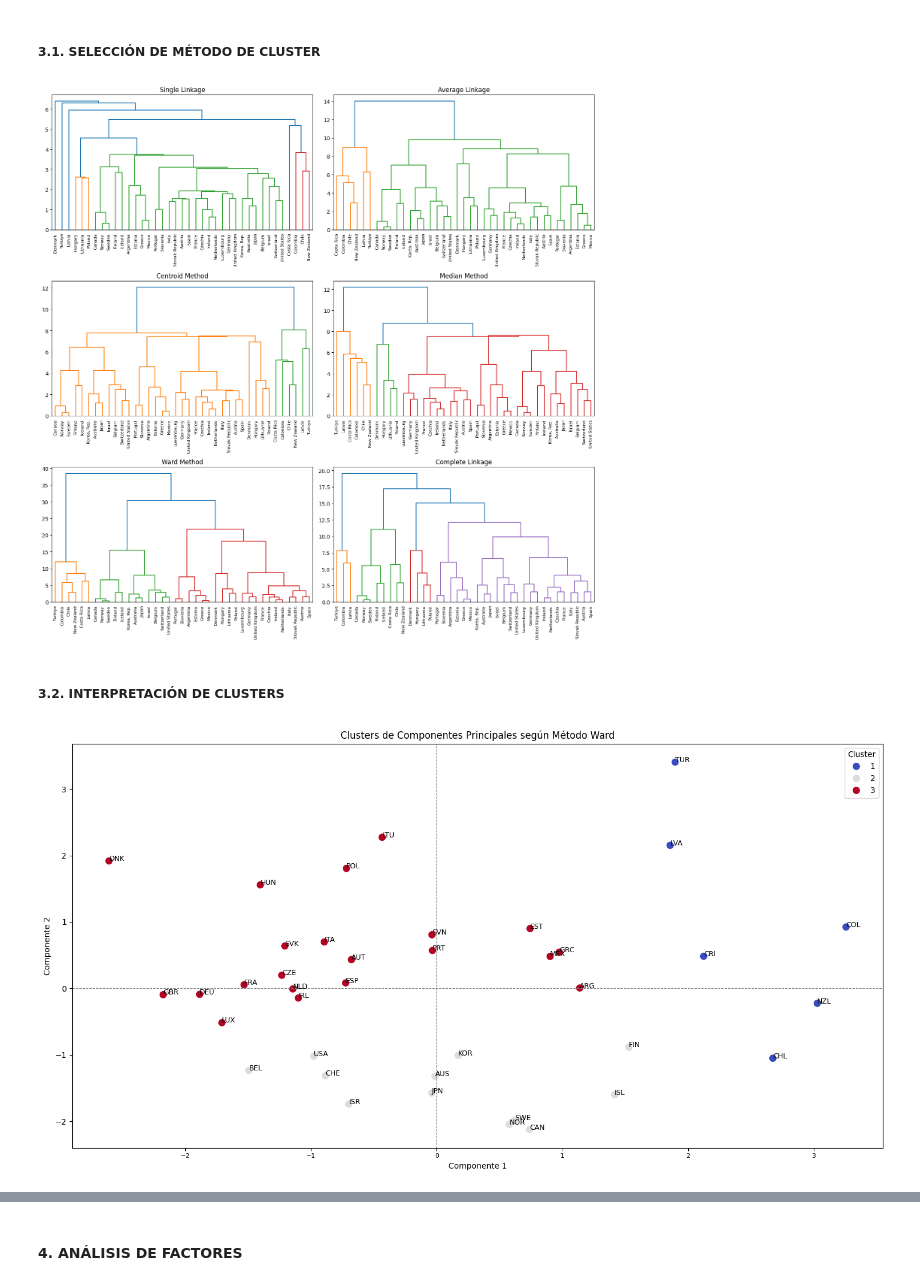
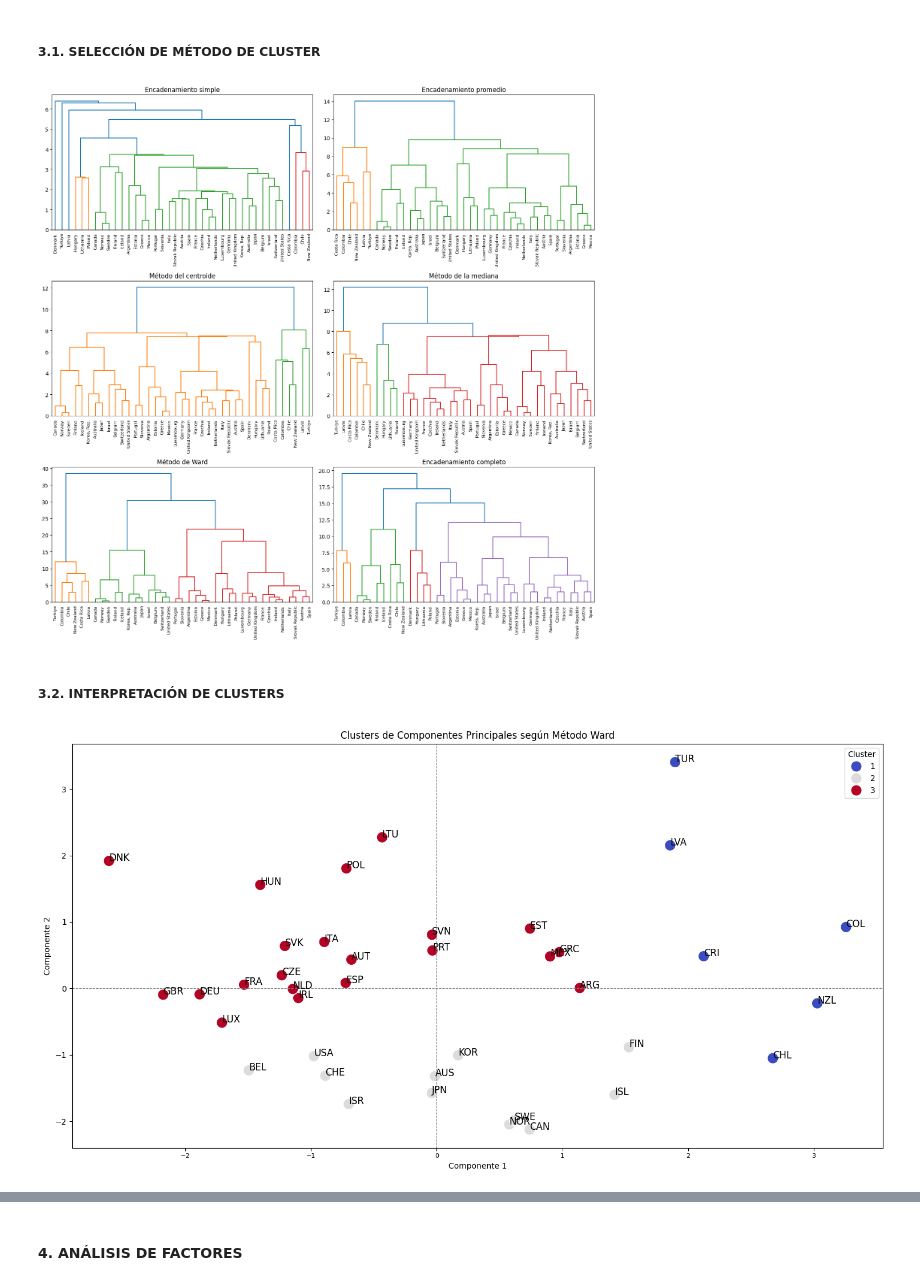
Before and after one commit to DavidGuzzi/MECMT04, a Jupyter notebook: AEM_dignani_guzzi.ipynb, the cells around one changed output, grey strips where cells are left out. Drawn from its saved outputs; the diff is of its cells as text; code cells hidden in the pictures.

```diff
--- a/AEM_dignani_guzzi.ipynb
+++ b/AEM_dignani_guzzi.ipynb
@@ -579,81 +578,67 @@ matriz_distancia = pairwise_distances(componentes.iloc[:,1:], metric='euclidean'
 # %%
-# Encadanamientos por Linkage
-from scipy.cluster.hierarchy import linkage, dendrogram
+matriz_distancia = pairwise_distances(componentes.iloc[:,1:], metric='euclidean')
+
+#Métodos a analizar.
 h_single   = linkage(matriz_distancia, method="single")
 h_complete = linkage(matriz_distancia, method="complete")
 h_average  = linkage(matriz_distancia, method="average")
 h_centroid = linkage(matriz_distancia, method="centroid")
 h_median   = linkage(matriz_distancia, method="median")
 h_ward     = linkage(matriz_distancia, method="ward")
 
 etiquetas = df['Country Name'].to_list()
-
 plt.rcParams['xtick.labelsize'] = 8
 
-#Cambiar nombres
+#Gráficos de Clusters según distintos métodos.
 fig, axs = plt.subplots(3, 2, figsize=(15, 15))
 
-axs[0, 0].set_title("Single Linkage")
+axs[0, 0].set_title("Encadenamiento simple")
 dendrogram(h_single, labels=etiquetas, ax=axs[0, 0], leaf_rotation=90, leaf_font_size=8)
 
-axs[0, 1].set_title("Average Linkage")
+axs[0, 1].set_title("Encadenamiento promedio")
 dendrogram(h_average, labels=etiquetas, ax=axs[0, 1], leaf_rotation=90, leaf_font_size=8)
 
-axs[1, 0].set_title("Centroid Method")
+axs[1, 0].set_title("Método del centroide")
 dendrogram(h_centroid, labels=etiquetas, ax=axs[1, 0], leaf_rotation=90, leaf_font_size=8)
 
-axs[1, 1].set_title("Median Method")
+axs[1, 1].set_title("Método de la mediana")
 dendrogram(h_median, labels=etiquetas, ax=axs[1, 1], leaf_rotation=90, leaf_font_size=8)
 
-axs[2, 0].set_title("Ward Method")
+axs[2, 0].set_title("Método de Ward")
 dendrogram(h_ward, labels=etiquetas, ax=axs[2, 0], leaf_rotation=90, leaf_font_size=8)
 
-axs[2, 1].set_title("Complete Linkage")
+axs[2, 1].set_title("Encadenamiento completo")
 dendrogram(h_complete, labels=etiquetas, ax=axs[2, 1], leaf_rotation=90, leaf_font_size=8)
 
 plt.tight_layout()
 plt.show()
 # %% [output]
-[figure, old version]
+[figure, new version]
 # %% [markdown]
 ##### **3.2. INTERPRETACIÓN DE CLUSTERS**
 # %%
-import matplotlib.pyplot as plt
-import seaborn as sns
-from scipy.cluster.hierarchy import linkage, fcluster
-from sklearn.metrics import pairwise_distances
-
-# Paso 1: Calcular la matriz de distancias y aplicar el método de Ward
-matriz_distancia = pairwise_distances(componentes.iloc[:, 1:], metric='euclidean')
-h_ward = linkage(matriz_distancia, method="ward")
-
-# Paso 2: Obtener las etiquetas de los clusters
-num_clusters = 3  # Define el número de clusters que deseas
+#Para cada cluster se obtedrán las etiquetas.
+num_clusters = 3
 clusters = fcluster(h_ward, num_clusters, criterion='maxclust')
 
-# Paso 3: Graficar el scatter plot
+#Gráfico.
 plt.figure(figsize=(15, 8))
 plt.title("Clusters de Componentes Principales según Método Ward")
 
-# Crear el scatterplot coloreado según los clusters
-ax = sns.scatterplot(x=componentes.iloc[:, 1], y=componentes.iloc[:, 2], hue=clusters, palette='coolwarm', s=100)
+ax = sns.scatterplot(x=componentes.iloc[:, 1], y=componentes.iloc[:, 2], hue=clusters, palette='coolwarm', s=200)
 
-# Agregar líneas en 0
-ax.axhline(0, color='gray', linestyle='--', linewidth=0.8)  # Línea horizontal en y=0
-ax.axvline(0, color='gray', linestyle='--', linewidth=0.8)  # Línea vertical en x=0
+ax.axhline(0, color='gray', linestyle='--', linewidth=0.8)
+ax.axvline(0, color='gray', linestyle='--', linewidth=0.8)
 
-# Agregar etiquetas a cada punto
 for i, txt in enumerate(df.iloc[:, 1]):
-    ax.annotate(txt, (componentes.iloc[i, 1], componentes.iloc[i, 2]), fontsize=9)
+    ax.annotate(txt, (componentes.iloc[i, 1], componentes.iloc[i, 2]), fontsize=12)
 
-# Ajustar etiquetas y leyenda
 plt.xlabel('Componente 1')
 plt.ylabel('Componente 2')
 plt.legend(title='Cluster')
 
-# Mostrar el gráfico
 plt.tight_layout()
 plt.show()
 # %% [output]
-[figure, old version]
+[figure, new version]
 # %%
```
Also changed, not shown: parts of 3 cells of this notebook.
